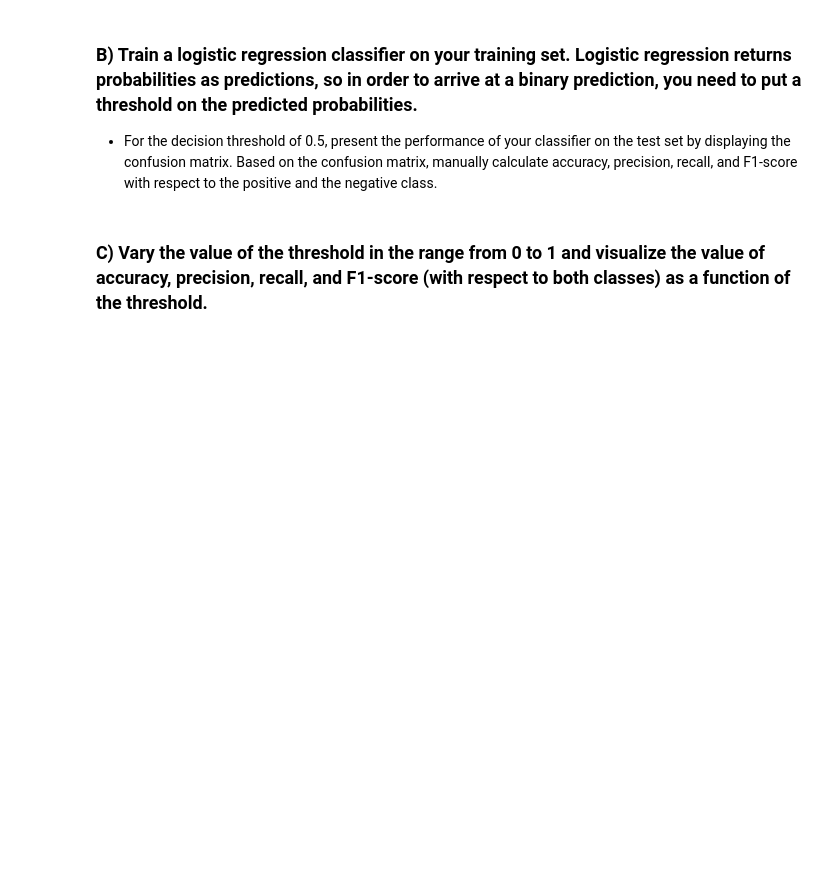
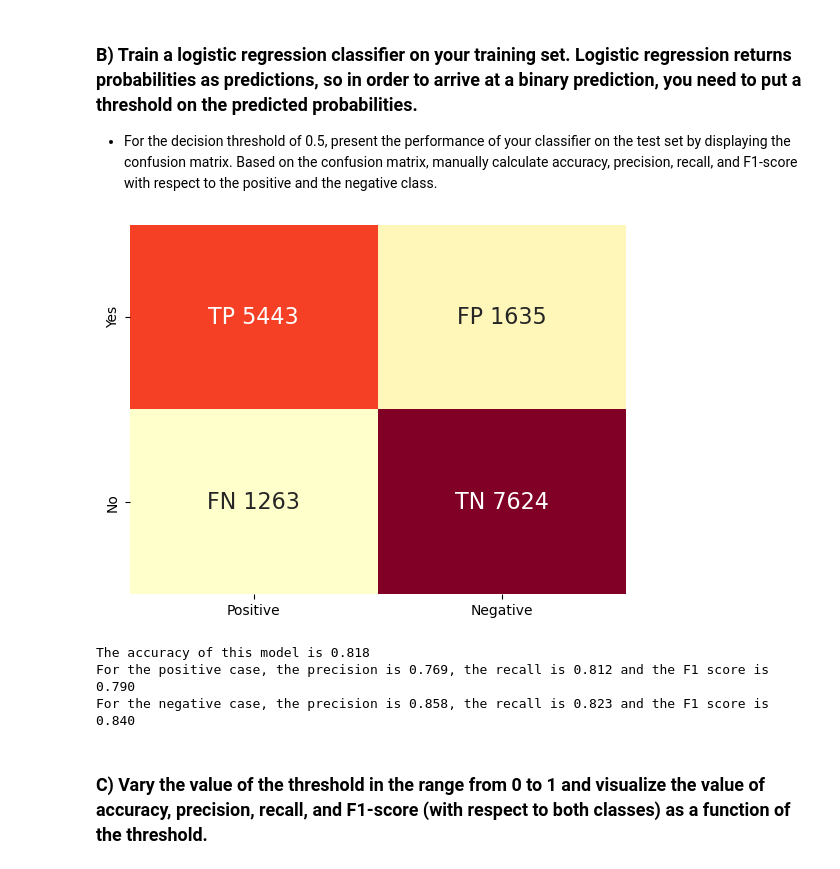
Before and after one commit to laurine-sg/2024, a Jupyter notebook: Exercises/07 - Learning from data - Applied machine learning/AppliedML.ipynb, the cells around one changed output. Cells and saved outputs as stored; diff of their text form; code cells hidden in the pictures; blank space fills up the shorter version.

```diff
--- a/Exercises/07 - Learning from data - Applied machine learning/AppliedML.ipynb
+++ b/Exercises/07 - Learning from data - Applied machine learning/AppliedML.ipynb
@@ -42,0 +64,6 @@ original_data = pd.read_csv(data_folder+'aac_intakes_outcomes.csv', usecols=colu
+# %%
+categorical_columns = ['sex_upon_outcome', 'animal_type', 'intake_condition',
+                       'intake_type', 'sex_upon_intake']
+train_categorical= pd.get_dummies(train, columns = categorical_columns)
+test_categorical = pd.get_dummies(test, columns=categorical_columns)[train_categorical.columns]
+train_categorical.head()
@@ -43,3 +78,19 @@ original_data = pd.read_csv(data_folder+'aac_intakes_outcomes.csv', usecols=colu
+# %%
+train_label=train_categorical.adopted
+train_features=train_categorical.drop('adopted', axis=1)
+test_label=test_categorical.adopted
+test_features=test_categorical.drop('adopted', axis=1)
+
+train_means= train_features.mean()
+train_stdds= train_features.std()
+
+train_standard= pd.DataFrame()
+for i in train_features.columns:
+    train_standard[i]= (train_features[i]-train_means[i])/train_stdds[i]
+
+test_standard= pd.DataFrame()
+for i in test_features.columns:
+    test_standard[i]= (test_features[i]-train_means[i])/train_stdds[i]
 # %% [markdown]
 ### B) Train a logistic regression classifier on your training set. Logistic regression returns probabilities as predictions, so in order to arrive at a binary prediction, you need to put a threshold on the predicted probabilities.
 - For the decision threshold of 0.5, present the performance of your classifier on the test set by displaying the confusion matrix. Based on the confusion matrix, manually calculate accuracy, precision, recall, and F1-score with respect to the positive and the negative class.
@@ -46,2 +137,24 @@ original_data = pd.read_csv(data_folder+'aac_intakes_outcomes.csv', usecols=colu
+# %%
+model= LogisticRegression()
+model.fit(train_standard, train_label)
+prediction_proba = model.predict_proba(test_standard)
+# %%
+matrix = compute_confusion_matrix(test_label, prediction_proba)
+plot_confusion_matrix(matrix)
+plt.show()
+
+[t, accuracy, precision_positive, recall_positive, F1_score_positive, \
+    precision_negative, recall_negative, F1_score_negative] = compute_all_score(matrix)
+
+print("The accuracy of this model is {0:1.3f}".format(accuracy))
+print("For the positive case, the precision is {0:1.3f}, the recall is {1:1.3f} and the F1 score is {2:1.3f}"\
+      .format(precision_positive, recall_positive, F1_score_positive))
+print("For the negative case, the precision is {0:1.3f}, the recall is {1:1.3f} and the F1 score is {2:1.3f}"\
+      .format(precision_negative, recall_negative, F1_score_negative))
+# %% [output]
+[figure, added]
+The accuracy of this model is 0.818
+For the positive case, the precision is 0.769, the recall is 0.812 and the F1 score is 0.790
+For the negative case, the precision is 0.858, the recall is 0.823 and the F1 score is 0.840
 # %% [markdown]
 ### C) Vary the value of the threshold in the range from 0 to 1 and visualize the value of accuracy, precision, recall, and F1-score (with respect to both classes) as a function of the threshold.
```
Also changed, not shown: parts of 10 cells of this notebook, 4 other files.
